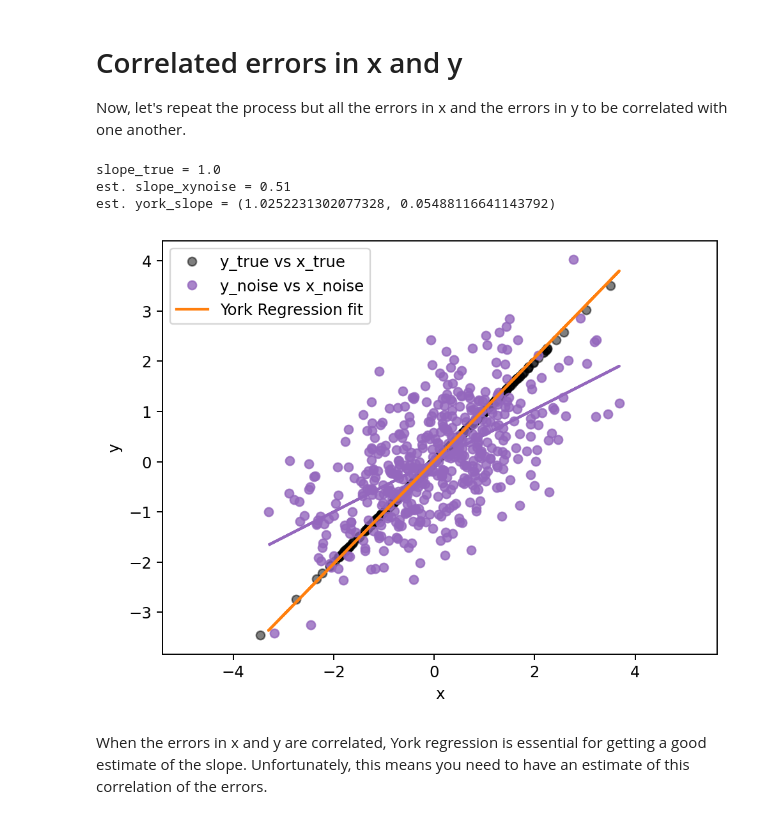
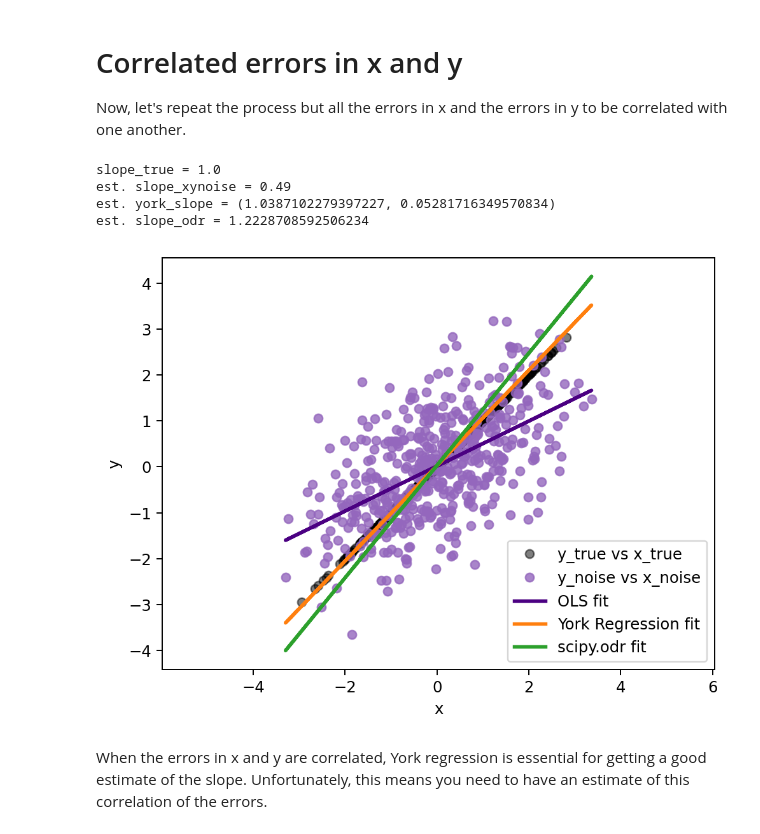
Before and after one commit to eabarnes1010/course_objective_analysis, a Jupyter notebook: code/lin_regression_with_errors.ipynb, the cells around one changed output. Saved outputs shown, nothing was run; the diff lists cells and outputs as text; code cells hidden in the pictures.

Commit message:
updated comments, added scipy.odr comparison

```diff
--- a/code/lin_regression_with_errors.ipynb
+++ b/code/lin_regression_with_errors.ipynb
@@ -27,7 +27,7 @@ import scipy.stats as stats
 #-------------------------------------------------------
 # set figure defaults
 mpl.rcParams['figure.dpi'] = 175
-LW = 1.75
+LW = 2.25
 SEED = 55  # define the random seed
 # %% [output]
 IN_COLAB = False
@@ -669,57 +666,70 @@ Wow! It definitely works. That is awesome.
 Now, let's repeat the process but all the errors in x and the errors in y to be correlated with one another.
 # %%
 #---------------------------------------------------------------------------
-LW = 1.75
 rng = np.random.default_rng(SEED)  # set random seed to get reproducible results
 N = 500  # number of samples
-r_xy = -.35  # correlation of x and y noise
+r_xy = -.75  # correlation of x and y errors
 slope_true = 1.0  # slope of the true best fit line
 sigma_y = 0.44  # amplitude of y-error
 sigma_x = 0.75  # amplitude of x-error
 std_X = 1. # spread of the noise-less x-values
 #---------------------------------------------------------------------------
 
-# DEFINE THE CORRELATED NOISE
+# DEFINE THE CORRELATED ERRORS
 mean = [0, 0]
 cov = [[sigma_x**2, r_xy*sigma_x*sigma_y], [r_xy*sigma_x*sigma_y, sigma_y**2]]
 x_noise, y_noise = rng.multivariate_normal(mean, cov, N).T
 
-# CREATE TRUTH X DATA
+# CREATE TRUTH X DATA AND ADD ERRORS
 x = std_X*np.random.normal(size=N)
 x_obs = x + x_noise
 
-# ONLY Y HAS NOISE
+# CREATE Y DATA BASED ON X but with CORRELATED ERRORS
 y = slope_true * x
 y_obs = y + y_noise
 
-# X AND Y BOTH HAVE UNCORRELATED NOISE
+# PERFORM OLS REGRESSION WHEN X AND Y BOTH HAVE ERRORS THAT ARE CORRELATED
 slope_xynoise, intercept_noise, __, __, __ = stats.linregress(x_obs,y_obs)
 slope_xynoise = slope_xynoise.round(2)
 
 # YORK REGRESSION RESULT
 york_fit = LinReg(x_obs, sigma_x*np.ones(x_obs.shape), y_obs, sigma_y*np.ones(y.shape), rho=r_xy)
 york_slope = york_fit.slope
 
+# SCIPY ODR FIT
+# assumes that the errors in x and y are uncorrelated
+import scipy.odr as odr
+def f(B, x):
+    return B[0]*x + B[1]
+model = odr.Model(f)
+data = odr.RealData(x_obs, y_obs, sx=sigma_x, sy=sigma_y)
+odr_fit = odr.ODR(data, model, beta0=[1., 0.])
+odr_output = odr_fit.run()
+slope_odr = odr_output.beta[0]
+
 print(f"{slope_true = }")
 print(f"est. {slope_xynoise = }")
 print(f"est. {york_slope = }")
+print(f"est. {slope_odr = }")
 
 plt.figure()
 plt.plot(x, y, '.', color="k", markersize=11, label=f"y_true vs x_true", alpha=.5)
 plt.plot(x_obs, y_obs, '.', color="tab:purple", markersize=11, label=f"y_noise vs x_noise", alpha=.8)
-plt.plot(x_obs, x_obs*slope_xynoise + intercept_noise, '-', color="tab:purple", linewidth=LW)
+plt.plot(x_obs, x_obs*slope_xynoise + intercept_noise, '-', color="indigo", linewidth=LW, label="OLS fit")
 plt.plot(x_obs, x_obs*york_slope[0] + york_fit.intercept[0], '-', color='tab:orange', linewidth=LW, label='York Regression fit')
+plt.plot(x_obs, x_obs*slope_odr + odr_output.beta[1], '-', color='tab:green', linewidth=LW, label='scipy.odr fit')
 
 plt.xlabel('x')
 plt.ylabel('y')
 plt.legend()
 plt.axis('equal')
 plt.show()
 # %% [output]
 slope_true = 1.0
-est. slope_xynoise = 0.51
-est. york_slope = (1.0252231302077328, 0.05488116641143792)
+est. slope_xynoise = 0.49
+est. york_slope = (1.0387102279397227, 0.05281716349570834)
+est. slope_odr = 1.2228708592506234
-[figure, old version]
+[figure, new version]
 # %% [markdown]
 When the errors in x and y are correlated, York regression is essential for getting a good estimate of the slope. Unfortunately, this means you need to have an estimate of this correlation of the errors.
 # %% [markdown]
```
Also changed, not shown: parts of 4 cells of this notebook.
